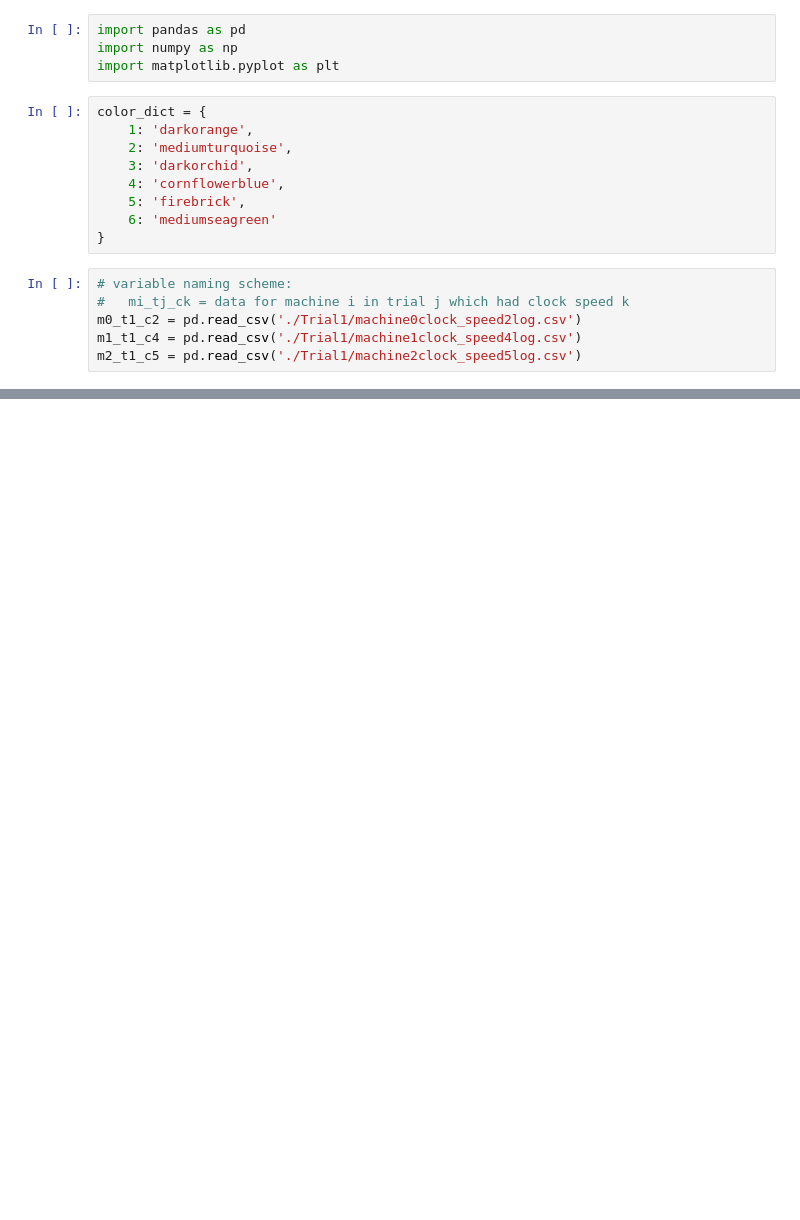
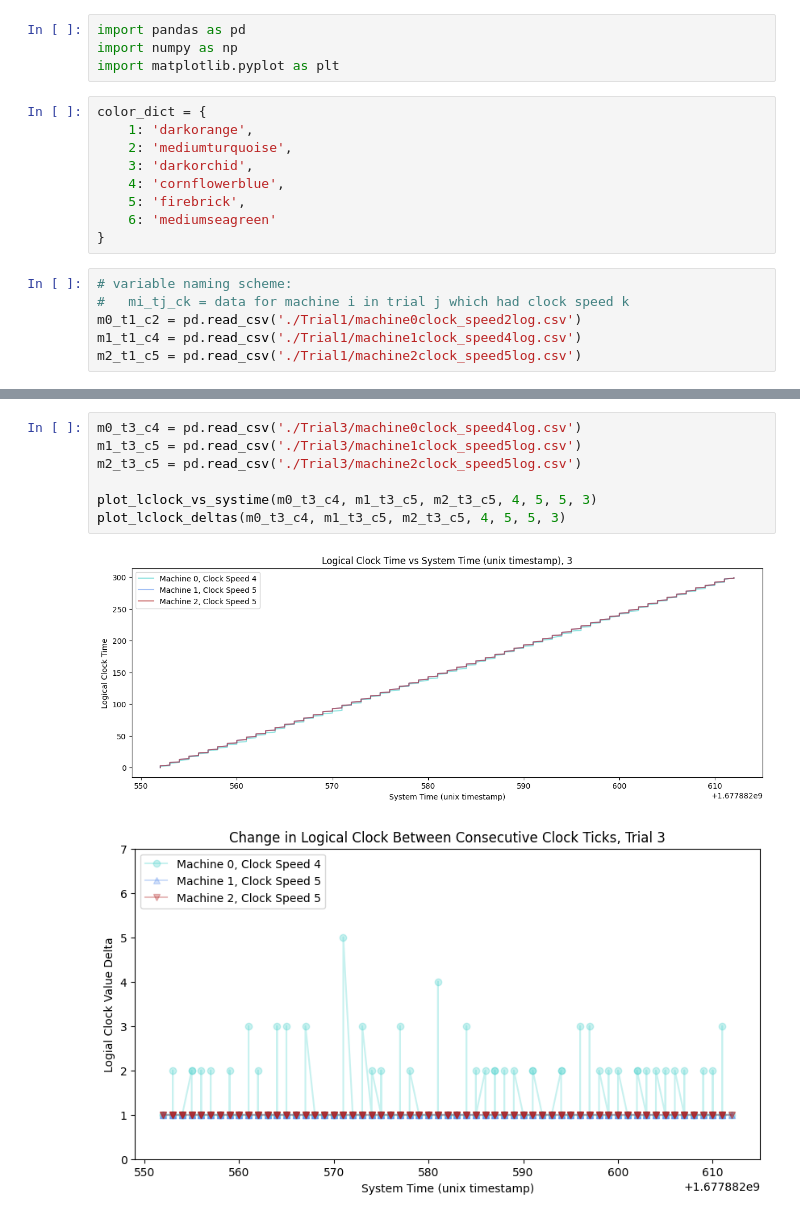
Before and after one commit to carolynwanf/CS262-logical-clocks, a Jupyter notebook: logicalClockAnalysis.ipynb, the cells around one changed output, grey strips where cells are left out. Drawn from its saved outputs; the diff is of its cells as text; blank space fills up the shorter version.

```diff
--- a/logicalClockAnalysis.ipynb
+++ b/logicalClockAnalysis.ipynb
@@ -91,0 +72,10 @@ plt.legend(loc='upper left')
+# %%
+m0_t3_c4 = pd.read_csv('./Trial3/machine0clock_speed4log.csv')
+m1_t3_c5 = pd.read_csv('./Trial3/machine1clock_speed5log.csv')
+m2_t3_c5 = pd.read_csv('./Trial3/machine2clock_speed5log.csv')
+
+plot_lclock_vs_systime(m0_t3_c4, m1_t3_c5, m2_t3_c5, 4, 5, 5, 3)
+plot_lclock_deltas(m0_t3_c4, m1_t3_c5, m2_t3_c5, 4, 5, 5, 3)
+# %% [output]
+[figure, added]
+[figure, added]
```
Also changed, not shown: parts of 7 cells of this notebook.
